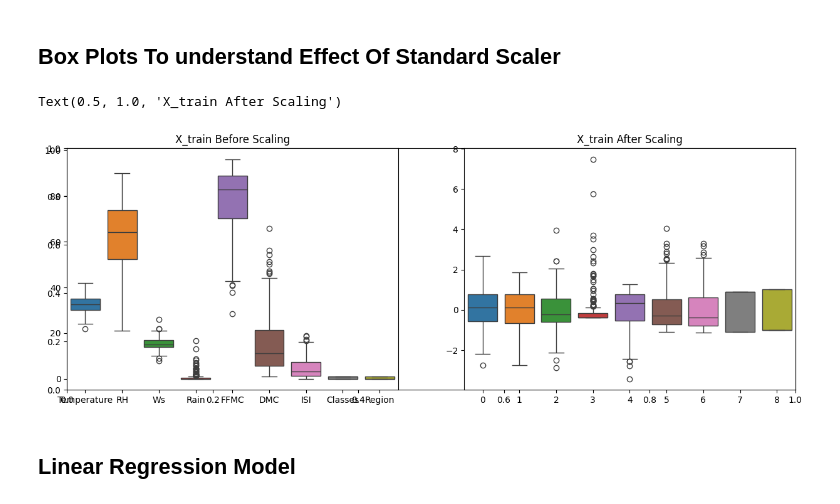
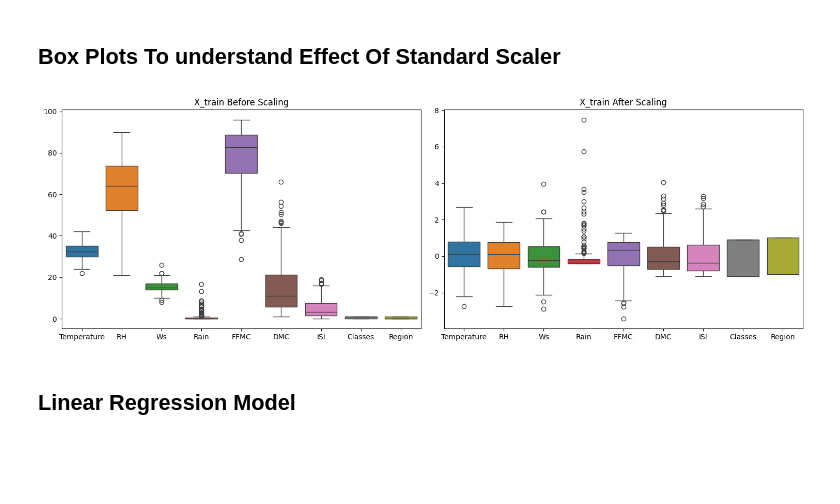
Before and after one commit to SurajK221b/algerian-fire-forest-eda-ml, a Jupyter notebook: Model Training.ipynb, the cells around one changed output. Drawn from its saved outputs; the diff is of its cells as text; code cells hidden in the pictures; blank space fills up the shorter version.

```diff
--- a/Model Training.ipynb
+++ b/Model Training.ipynb
@@ -5,7 +9,7 @@ import matplotlib.pyplot as plt
 import seaborn as sns
 %matplotlib inline
 # %%
-df=pd.read_csv('Algerian_forest_fires_cleaned_dataset.csv')
+df=pd.read_csv('data/Algerian_forest_fires_cleaned_dataset.csv')
 # %%
 df.head()
 # %% [output]
@@ -171,15 +176,14 @@ array([[-0.84284248,  0.78307967,  1.29972026, ..., -0.62963326,
 # %% [markdown]
 ## Box Plots To understand Effect Of Standard Scaler
 # %%
-plt.subplots(figsize=(15, 5))
-plt.subplot(1, 2, 1)
-sns.boxplot(data=X_train)
-plt.title('X_train Before Scaling')
-plt.subplot(1, 2, 2)
-sns.boxplot(data=X_train_scaled)
-plt.title('X_train After Scaling')
+fig, axes = plt.subplots(1, 2, figsize=(15, 5))
+sns.boxplot(data=X_train, ax=axes[0])
+axes[0].set_title('X_train Before Scaling')
+sns.boxplot(data=pd.DataFrame(X_train_scaled, columns=X_train.columns), ax=axes[1])
+axes[1].set_title('X_train After Scaling')
+plt.tight_layout()
+plt.show()
 # %% [output]
-Text(0.5, 1.0, 'X_train After Scaling')
-[figure, old version]
+[figure, new version]
 # %% [markdown]
 ## Linear Regression Model
```
Also changed, not shown: parts of 11 cells of this notebook, 3 other files.
